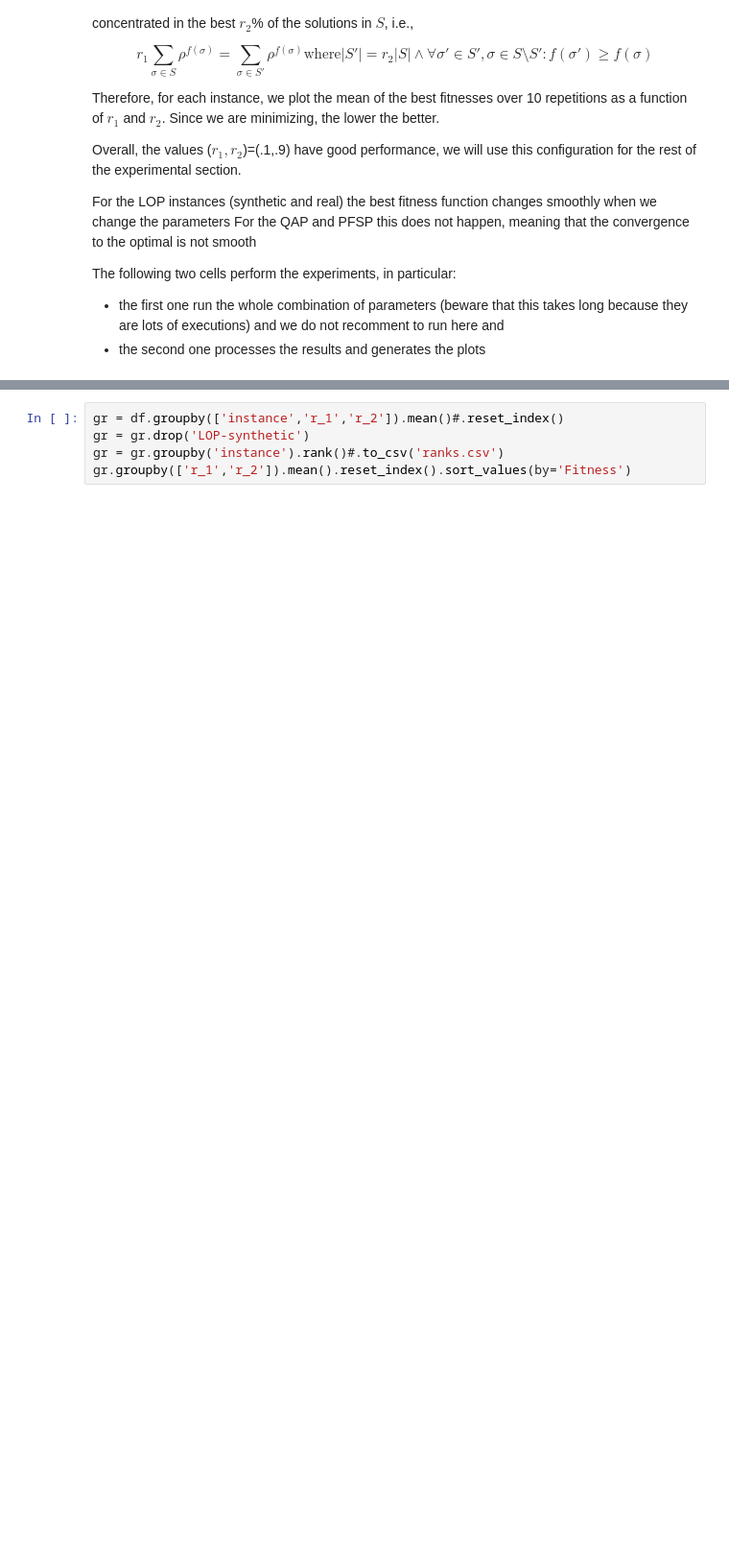
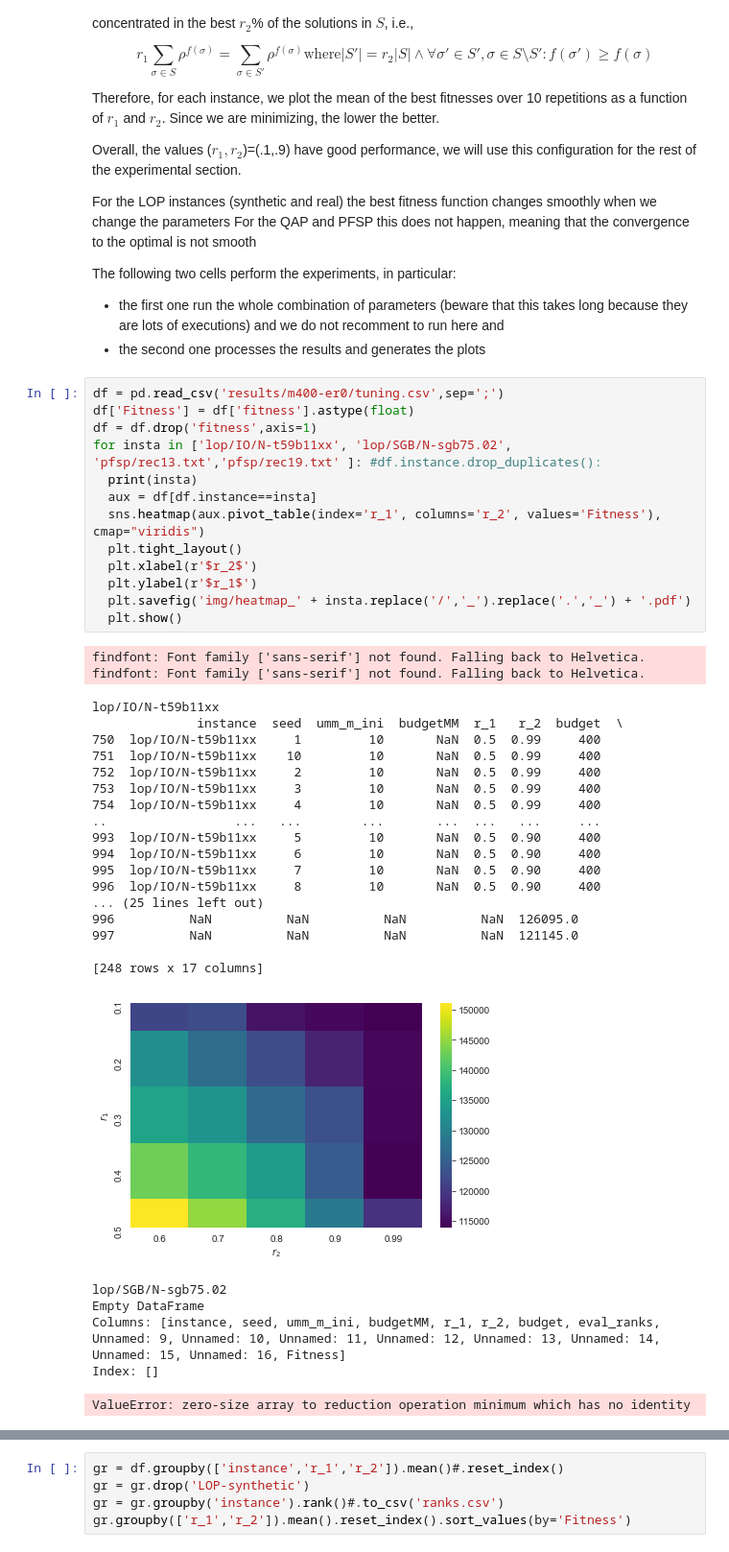
Before and after one commit to ekhiru/BB_optim, a Jupyter notebook: 2-An intro to UMM.ipynb, the cells around one changed output, grey strips where cells are left out. Shown at 96% size. Cells and saved outputs as stored; diff of their text form; blank space fills up the shorter version.

```diff
--- a/2-An intro to UMM.ipynb
+++ b/2-An intro to UMM.ipynb
@@ -46,4 +46,43 @@ For the QAP and PFSP this does not happen, meaning that the convergence to the o
 The following two cells perform the experiments, in particular:
 - the first one run the whole combination of parameters (beware that this takes long because they are lots of executions) and we do not recomment to run here and
 - the second one processes the results and generates the plots
+# %%
+df = pd.read_csv('results/m400-er0/tuning.csv',sep=';')
+df['Fitness'] = df['fitness'].astype(float)
+df = df.drop('fitness',axis=1)
+for insta in ['lop/IO/N-t59b11xx', 'lop/SGB/N-sgb75.02', 'pfsp/rec13.txt','pfsp/rec19.txt' ]: #df.instance.drop_duplicates():
+  print(insta)
+  aux = df[df.instance==insta]
+  sns.heatmap(aux.pivot_table(index='r_1', columns='r_2', values='Fitness'), cmap="viridis")
+  plt.tight_layout()
+  plt.xlabel(r'$r_2$')
+  plt.ylabel(r'$r_1$')
+  plt.savefig('img/heatmap_' + insta.replace('/','_').replace('.','_') + '.pdf')
+  plt.show()
+# %% [output]
+findfont: Font family ['sans-serif'] not found. Falling back to Helvetica.
+findfont: Font family ['sans-serif'] not found. Falling back to Helvetica.
+lop/IO/N-t59b11xx
+              instance  seed  umm_m_ini  budgetMM  r_1   r_2  budget  \
+750  lop/IO/N-t59b11xx     1         10       NaN  0.5  0.99     400
+751  lop/IO/N-t59b11xx    10         10       NaN  0.5  0.99     400
+752  lop/IO/N-t59b11xx     2         10       NaN  0.5  0.99     400
+753  lop/IO/N-t59b11xx     3         10       NaN  0.5  0.99     400
+754  lop/IO/N-t59b11xx     4         10       NaN  0.5  0.99     400
+..                 ...   ...        ...       ...  ...   ...     ...
+993  lop/IO/N-t59b11xx     5         10       NaN  0.5  0.90     400
+994  lop/IO/N-t59b11xx     6         10       NaN  0.5  0.90     400
+995  lop/IO/N-t59b11xx     7         10       NaN  0.5  0.90     400
+996  lop/IO/N-t59b11xx     8         10       NaN  0.5  0.90     400
+... (25 lines left out)
+996          NaN          NaN          NaN          NaN  126095.0
+997          NaN          NaN          NaN          NaN  121145.0
+
+[248 rows x 17 columns]
+[figure, added]
+lop/SGB/N-sgb75.02
+Empty DataFrame
+Columns: [instance, seed, umm_m_ini, budgetMM, r_1, r_2, budget, eval_ranks, Unnamed: 9, Unnamed: 10, Unnamed: 11, Unnamed: 12, Unnamed: 13, Unnamed: 14, Unnamed: 15, Unnamed: 16, Fitness]
+Index: []
+ValueError: zero-size array to reduction operation minimum which has no identity
 # %%
```
Also changed, not shown: parts of 1 cell of this notebook, 1 other file.
